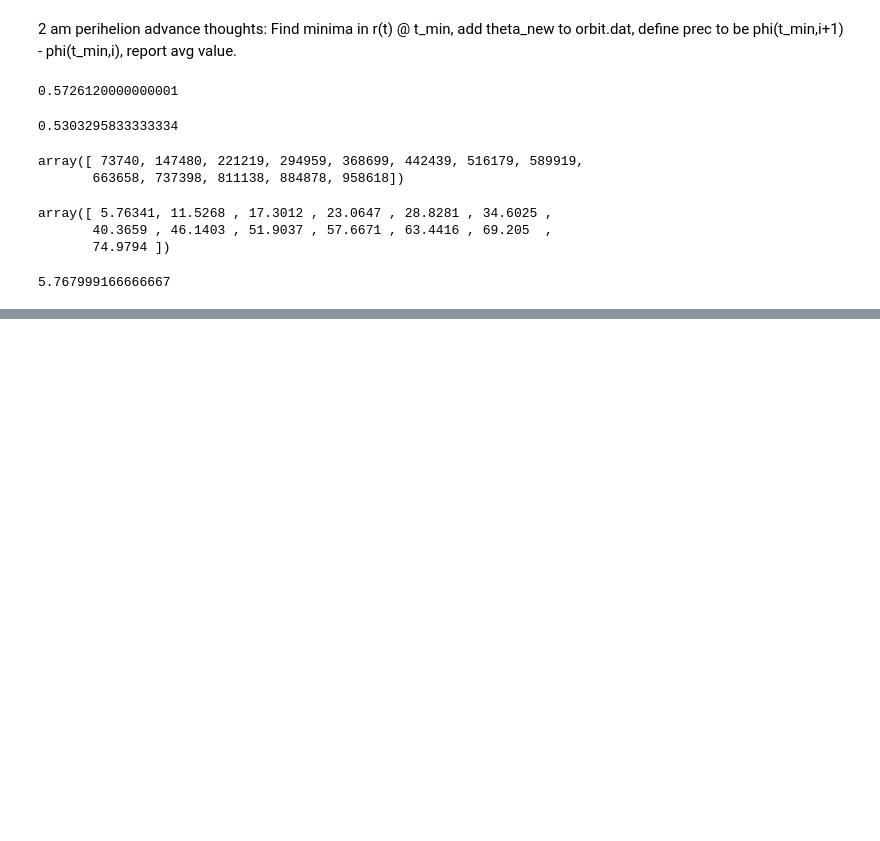
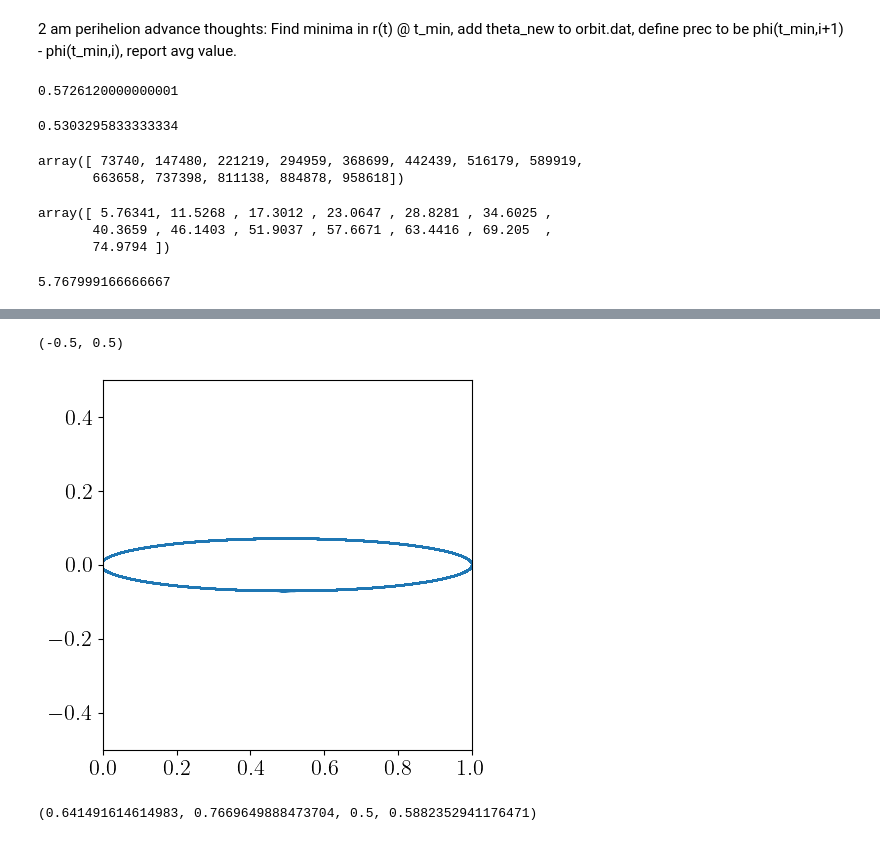
Before and after one commit to acwen11/hw3, a Jupyter notebook: output/Q4.ipynb, the cells around one changed output, grey strips where cells are left out. Cells and saved outputs as stored; diff of their text form; code cells hidden in the pictures; blank space fills up the shorter version.

```diff
--- a/output/Q4.ipynb
+++ b/output/Q4.ipynb
@@ -153,0 +160,14 @@ plt.plot(kappa_range, kappa_plots[2])
+# %%
+circ_orbit  = np.loadtxt("powerlaw/circ_orbit.dat").T
+fig, ax = plt.subplots()
+ax.set_box_aspect(1)
+plt.plot(circ_orbit[1], circ_orbit[2])
+plt.xlim(0, 1)
+plt.ylim(-0.5, 0.5)
+# %% [output]
+(-0.5, 0.5)
+[figure, added]
+# %%
+get_period_data("neg", -0.3)
+# %% [output]
+(0.641491614614983, 0.7669649888473704, 0.5, 0.5882352941176471)
```
Also changed, not shown: parts of 13 cells of this notebook, 1 other file.
